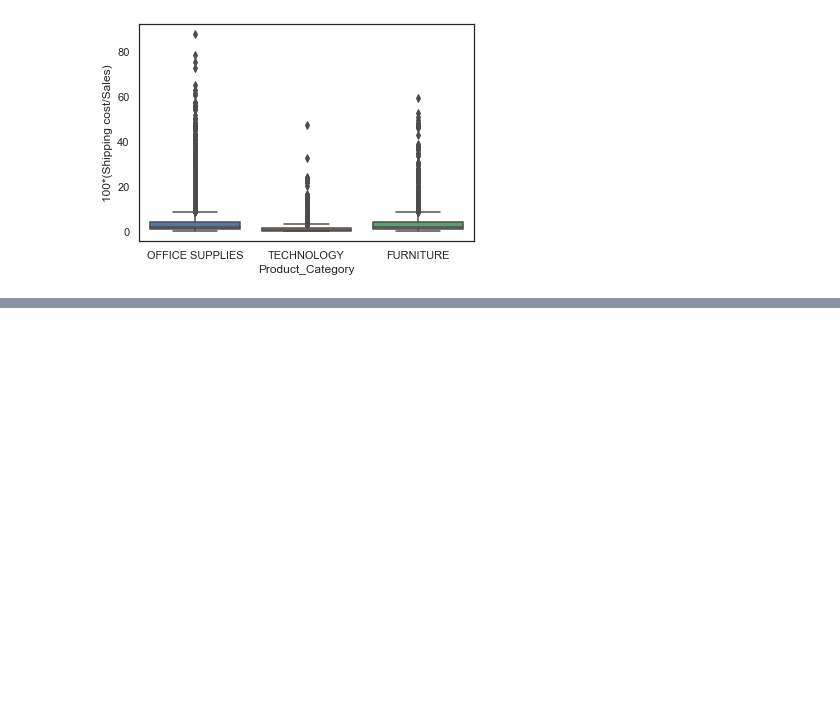
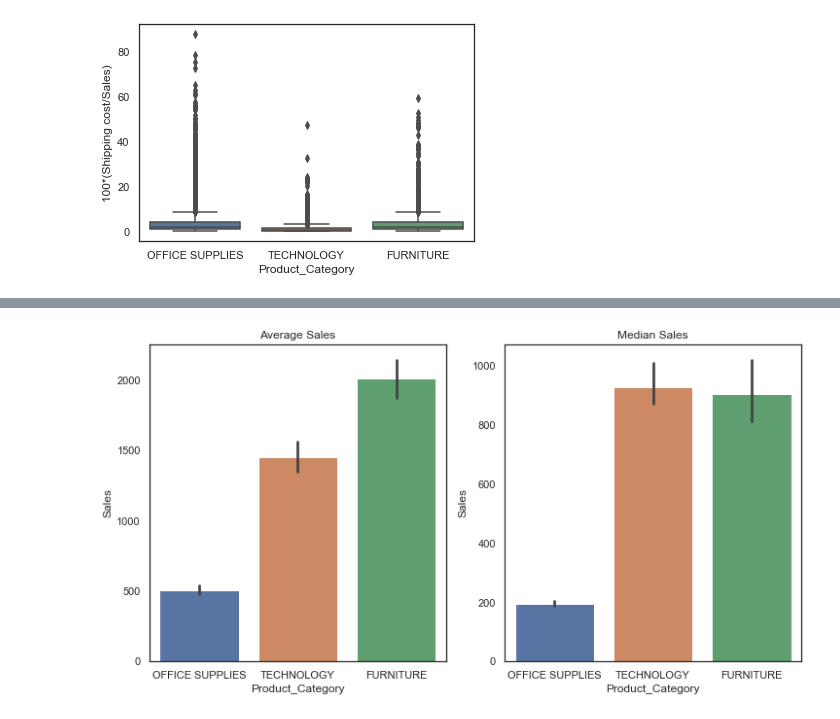
Before and after one commit to ArafatSabbir/Machine-Learning-with-Python-and-R, a Jupyter notebook: Plotting Categorical Data.ipynb, the cells around one changed output, grey strips where cells are left out. Saved outputs shown, nothing was run; the diff lists cells and outputs as text; code cells hidden in the pictures; blank space fills up the shorter version.

```diff
--- a/Plotting Categorical Data.ipynb
+++ b/Plotting Categorical Data.ipynb
@@ -106,0 +113,19 @@ plt.show()
+# %%
+# Create 2 subplots for mean and median respectively
+
+# increase figure size
+plt.figure(figsize=(12, 6))
+
+# subplot 1: statistic=mean
+plt.subplot(1, 2, 1)
+sns.barplot(x='Product_Category', y='Sales', data=df)
+plt.title("Average Sales")
+
+# subplot 2: statistic=median
+plt.subplot(1, 2, 2)
+sns.barplot(x='Product_Category', y='Sales', data=df, estimator=np.median)
+plt.title("Median Sales")
+
+plt.show()
+# %% [output]
+[figure, added]
```
Also changed, not shown: parts of 4 cells of this notebook.
